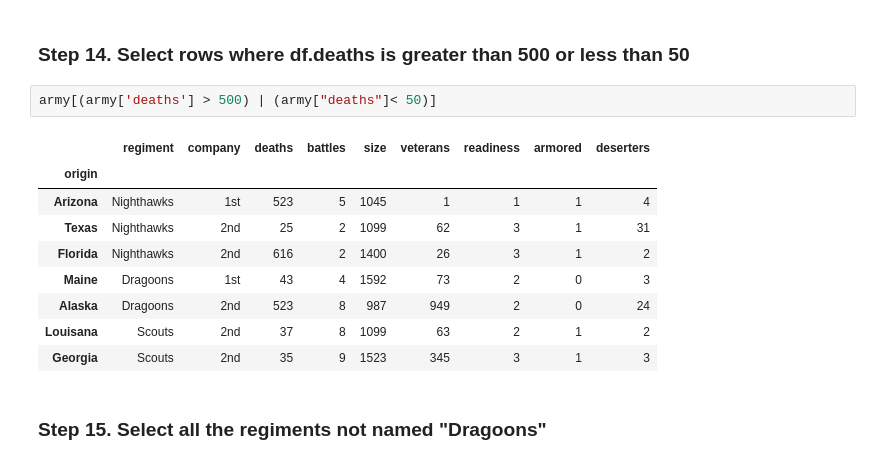
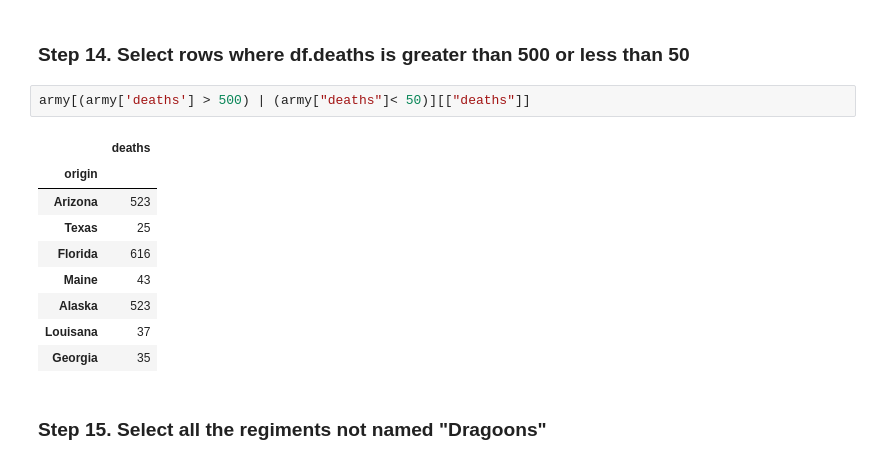
Before and after one commit to haizeaj/2026-10-BILBAO-FT-Data-Science, a Jupyter notebook: 2-Data_Analysis/2-Pandas/Practica/2-Fictional_Army/Fictional Army_haizea.ipynb, the cells around one changed output. Drawn from its saved outputs; the diff is of its cells as text.

```diff
--- a/2-Data_Analysis/2-Pandas/Practica/2-Fictional_Army/Fictional Army_haizea.ipynb
+++ b/2-Data_Analysis/2-Pandas/Practica/2-Fictional_Army/Fictional Army_haizea.ipynb
@@ -229,17 +235,17 @@ army[army['deaths'] > 10.0]
 # %% [markdown]
 ### Step 14. Select rows where df.deaths is greater than 500 or less than 50
 # %%
-army[(army['deaths'] > 500) | (army["deaths"]< 50)]
+army[(army['deaths'] > 500) | (army["deaths"]< 50)][["deaths"]]
 # %% [output]
-|  | regiment | company | deaths | battles | size | veterans | readiness | armored | deserters |
-| origin |  |  |  |  |  |  |  |  |  |
-| Arizona | Nighthawks | 1st | 523 | 5 | 1045 | 1 | 1 | 1 | 4 |
-| Texas | Nighthawks | 2nd | 25 | 2 | 1099 | 62 | 3 | 1 | 31 |
-| Florida | Nighthawks | 2nd | 616 | 2 | 1400 | 26 | 3 | 1 | 2 |
-| Maine | Dragoons | 1st | 43 | 4 | 1592 | 73 | 2 | 0 | 3 |
-| Alaska | Dragoons | 2nd | 523 | 8 | 987 | 949 | 2 | 0 | 24 |
-| Louisana | Scouts | 2nd | 37 | 8 | 1099 | 63 | 2 | 1 | 2 |
-| Georgia | Scouts | 2nd | 35 | 9 | 1523 | 345 | 3 | 1 | 3 |
+|  | deaths |
+| origin |  |
+| Arizona | 523 |
+| Texas | 25 |
+| Florida | 616 |
+| Maine | 43 |
+| Alaska | 523 |
+| Louisana | 37 |
+| Georgia | 35 |
 # %% [markdown]
 ### Step 15. Select all the regiments not named "Dragoons"
 # %%
```
Also changed, not shown: parts of 7 cells of this notebook, 1 other file.
